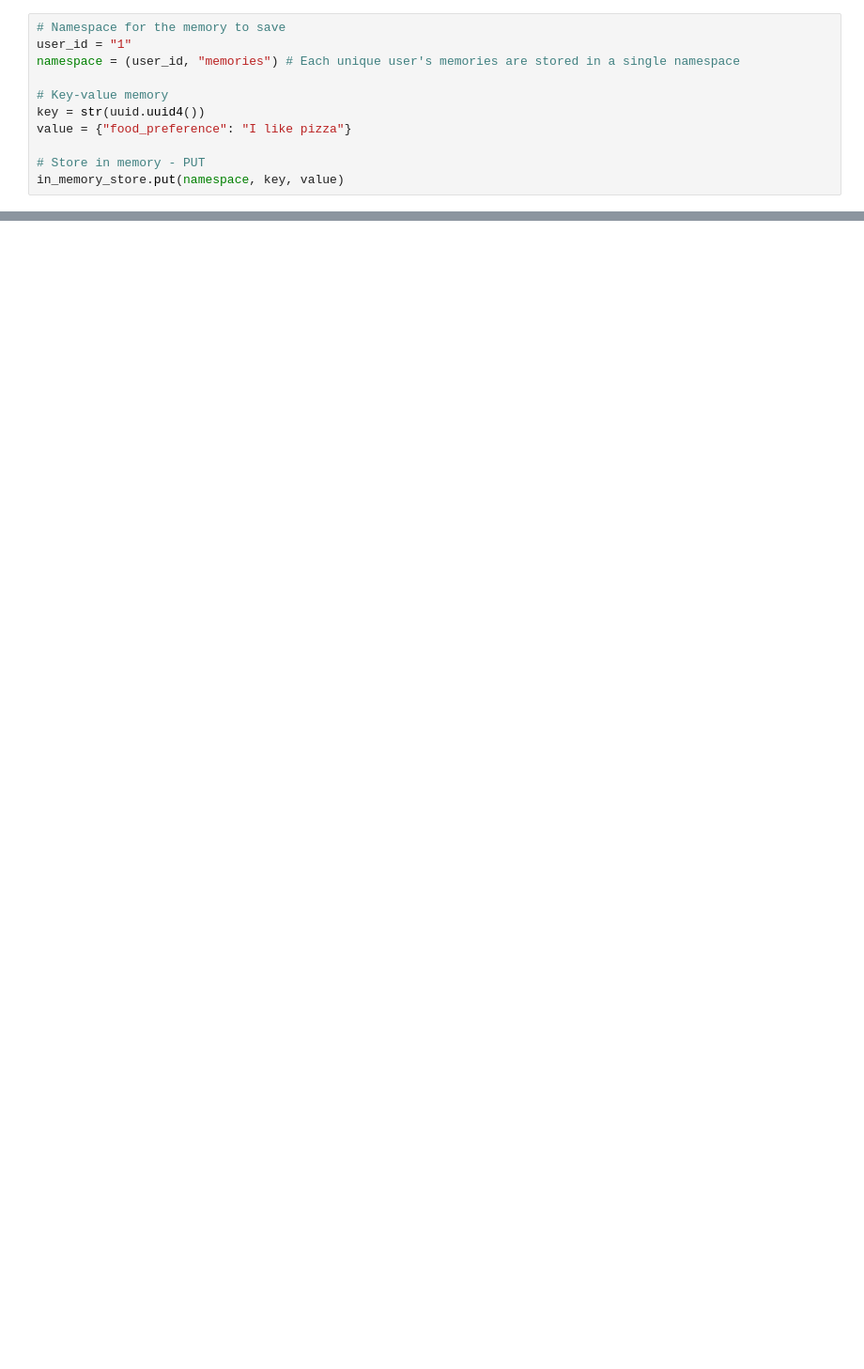
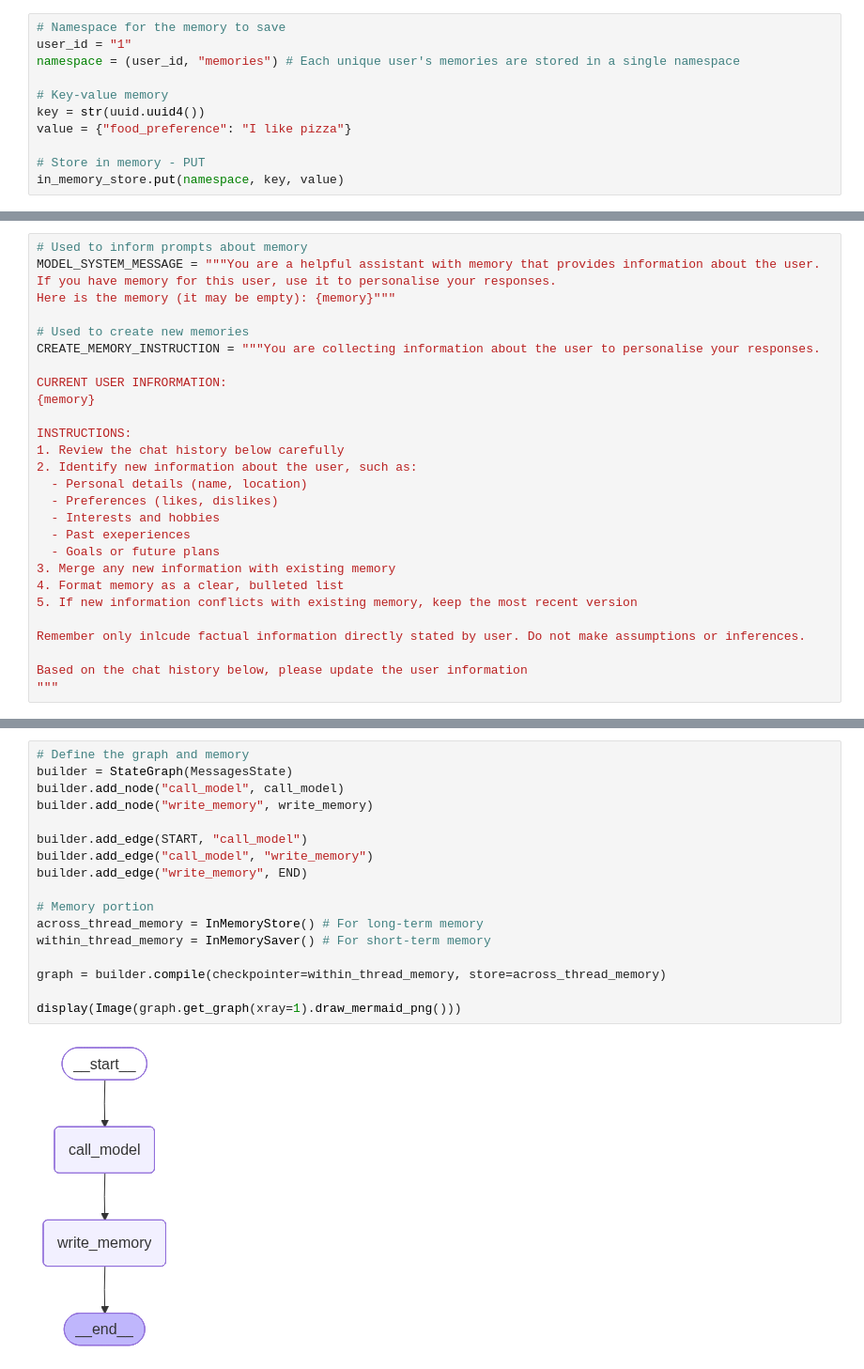
Before and after one commit to minimartzz/learning, a Jupyter notebook: agents/langgraph/05_long_term_memory.ipynb, the cells around one changed output, grey strips where cells are left out. Shown at 94% size. Cells and saved outputs as stored; diff of their text form; blank space fills up the shorter version.

Commit message:
[UPDATE] Completed chatbot with memory. Started chatbot with profile schema

```diff
--- a/agents/langgraph/05_long_term_memory.ipynb
+++ b/agents/langgraph/05_long_term_memory.ipynb
@@ -95,0 +125,28 @@ memory.dict()
+# %%
+# Used to inform prompts about memory
+MODEL_SYSTEM_MESSAGE = """You are a helpful assistant with memory that provides information about the user.
+If you have memory for this user, use it to personalise your responses.
+Here is the memory (it may be empty): {memory}"""
+
+# Used to create new memories
+CREATE_MEMORY_INSTRUCTION = """You are collecting information about the user to personalise your responses.
+
+CURRENT USER INFRORMATION:
+{memory}
+
+INSTRUCTIONS:
+1. Review the chat history below carefully
+2. Identify new information about the user, such as:
+  - Personal details (name, location)
+  - Preferences (likes, dislikes)
+  - Interests and hobbies
+  - Past exeperiences
+  - Goals or future plans
+3. Merge any new information with existing memory
+4. Format memory as a clear, bulleted list
+5. If new information conflicts with existing memory, keep the most recent version
+
+Remember only inlcude factual information directly stated by user. Do not make assumptions or inferences.
+
+Based on the chat history below, please update the user information
+"""
@@ -95,0 +208,19 @@ memory.dict()
+# %%
+# Define the graph and memory
+builder = StateGraph(MessagesState)
+builder.add_node("call_model", call_model)
+builder.add_node("write_memory", write_memory)
+
+builder.add_edge(START, "call_model")
+builder.add_edge("call_model", "write_memory")
+builder.add_edge("write_memory", END)
+
+# Memory portion
+across_thread_memory = InMemoryStore() # For long-term memory
+within_thread_memory = InMemorySaver() # For short-term memory
+
+graph = builder.compile(checkpointer=within_thread_memory, store=across_thread_memory)
+
+display(Image(graph.get_graph(xray=1).draw_mermaid_png()))
+# %% [output]
+[figure, added]
```
Also changed, not shown: parts of 32 cells of this notebook.
